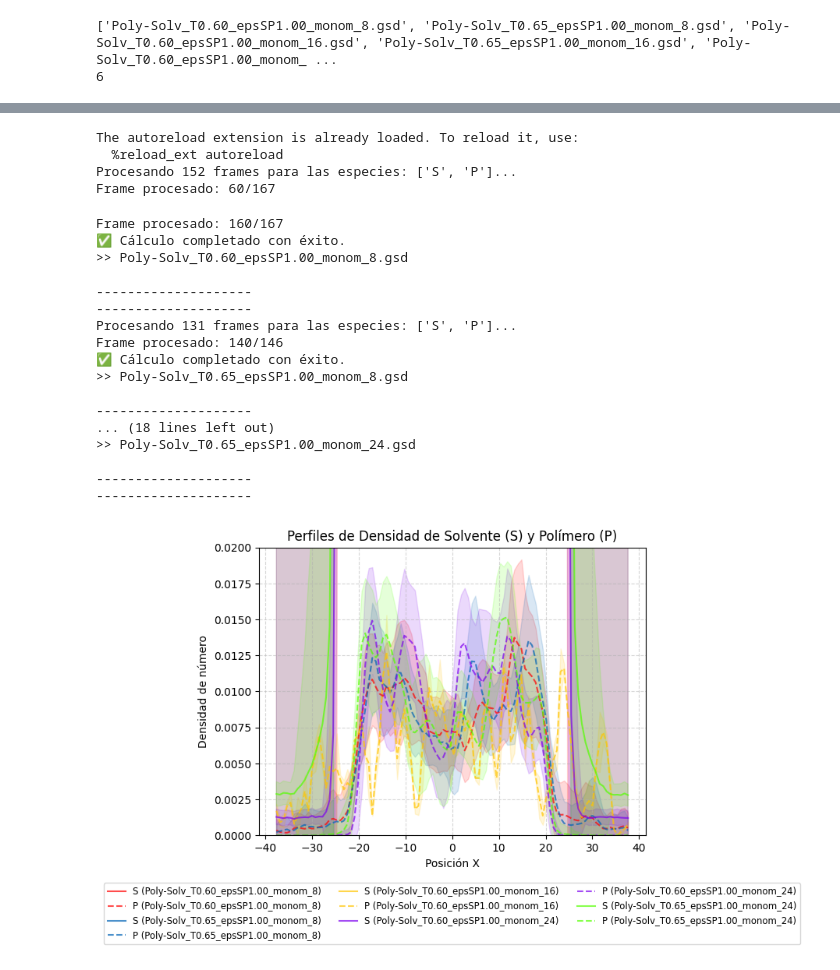
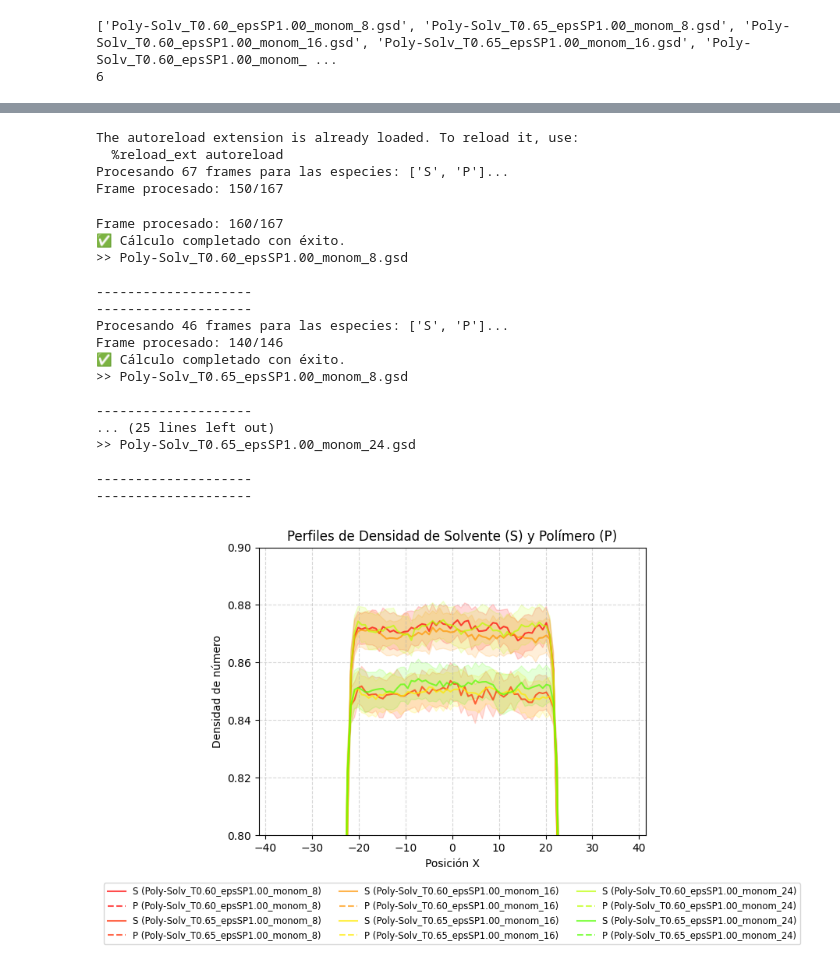
Before and after one commit to FabioNH86/Molecular-Dinamics, a Jupyter notebook: Densidad_polymer.ipynb, the cells around one changed output, grey strips where cells are left out. Drawn from its saved outputs; the diff is of its cells as text; code cells hidden in the pictures.

```diff
--- a/Densidad_polymer.ipynb
+++ b/Densidad_polymer.ipynb
@@ -60,7 +59,7 @@ estilos_linea = {'S': '-',  'P': '--'} # Sólida para Solvente, Discontinua para
 for idx, archivo in enumerate(archivos_encontrados):
     os.chdir(os.path.join(ruta_memoria))
 
-    centros_x, resultados = calcular_perfil_densidad_multi_especie(gsd_file=archivo, tipos_interes=especies, start_frame=15)
+    centros_x, resultados = calcular_perfil_densidad_multi_especie(gsd_file=archivo, tipos_interes=especies, start_frame=100)
     print(f'>> {archivo}\n')
 
     # El color asignado de manera única a ESTE archivo
@@ -94,36 +93,36 @@ ax.set_title("Perfiles de Densidad de Solvente (S) y Polímero (P)")
 
 ax.legend(
     loc='upper center',
     bbox_to_anchor=(0.5, -0.15),
     ncol=3,
     fontsize='small'
 )
 
 ax.grid(True, linestyle='--', alpha=0.5)
-ax.set(ylim=(0, 0.02))
+ax.set(ylim=(0.8, 0.9))
 
 
 plt.show()
 # %% [output]
 The autoreload extension is already loaded. To reload it, use:
   %reload_ext autoreload
-Procesando 152 frames para las especies: ['S', 'P']...
-Frame procesado: 60/167
+Procesando 67 frames para las especies: ['S', 'P']...
+Frame procesado: 150/167
 Frame procesado: 160/167
 ✅ Cálculo completado con éxito.
 >> Poly-Solv_T0.60_epsSP1.00_monom_8.gsd
 
 --------------------
 --------------------
-Procesando 131 frames para las especies: ['S', 'P']...
+Procesando 46 frames para las especies: ['S', 'P']...
 Frame procesado: 140/146
 ✅ Cálculo completado con éxito.
 >> Poly-Solv_T0.65_epsSP1.00_monom_8.gsd
 
 --------------------
-... (18 lines left out)
+... (25 lines left out)
 >> Poly-Solv_T0.65_epsSP1.00_monom_24.gsd
 
 --------------------
 --------------------
-[figure, old version]
+[figure, new version]
```
Also changed, not shown: parts of 1 cell of this notebook, 3 other files.
